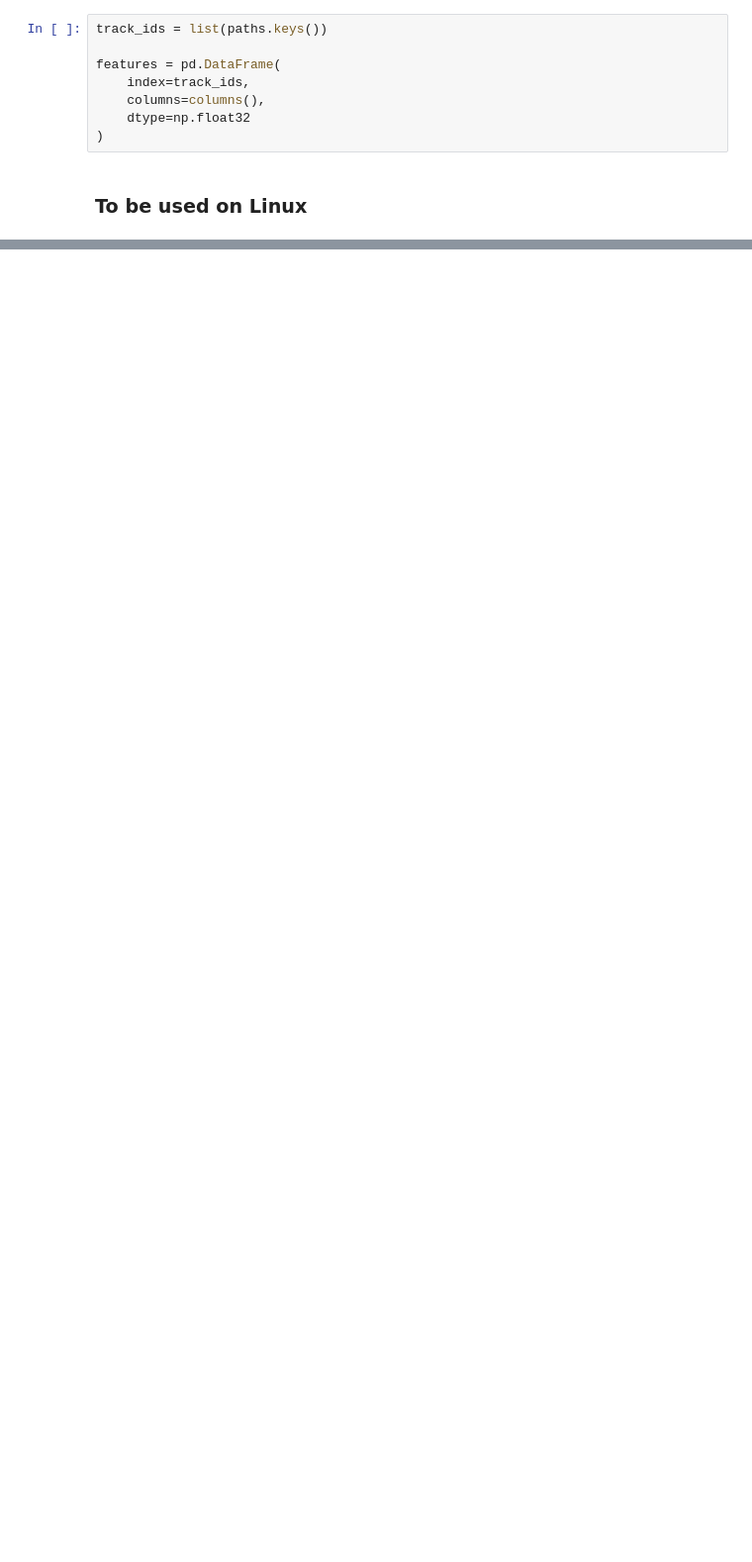
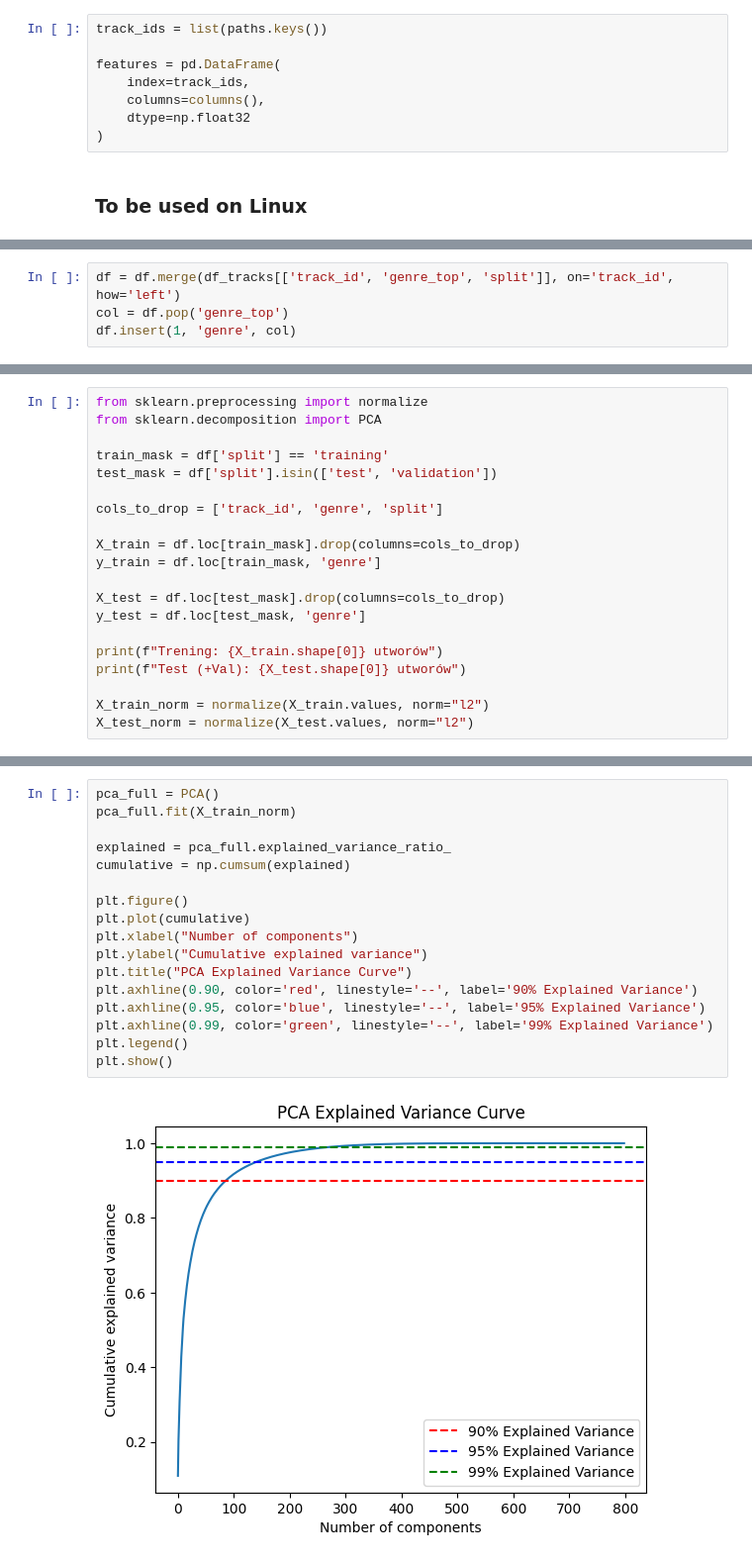
Before and after one commit to Jakub-Karczewski/data_exploration_project, a Jupyter notebook: less_features_musicNN.ipynb, the cells around one changed output, grey strips where cells are left out. Shown at 99% size. Saved outputs shown, nothing was run; the diff lists cells and outputs as text; blank space fills up the shorter version.

```diff
--- a/less_features_musicNN.ipynb
+++ b/less_features_musicNN.ipynb
@@ -129,0 +197,4 @@ X.head()
+# %%
+df = df.merge(df_tracks[['track_id', 'genre_top', 'split']], on='track_id', how='left')
+col = df.pop('genre_top')
+df.insert(1, 'genre', col)
@@ -133,0 +227,20 @@ np.int64(0)
+# %%
+from sklearn.preprocessing import normalize
+from sklearn.decomposition import PCA
+
+train_mask = df['split'] == 'training'
+test_mask = df['split'].isin(['test', 'validation'])
+
+cols_to_drop = ['track_id', 'genre', 'split']
+
+X_train = df.loc[train_mask].drop(columns=cols_to_drop)
+y_train = df.loc[train_mask, 'genre']
+
+X_test = df.loc[test_mask].drop(columns=cols_to_drop)
+y_test = df.loc[test_mask, 'genre']
+
+print(f"Trening: {X_train.shape[0]} utworów")
+print(f"Test (+Val): {X_test.shape[0]} utworów")
+
+X_train_norm = normalize(X_train.values, norm="l2")
+X_test_norm = normalize(X_test.values, norm="l2")
@@ -133,0 +259,19 @@ np.int64(0)
+# %%
+pca_full = PCA()
+pca_full.fit(X_train_norm)
+
+explained = pca_full.explained_variance_ratio_
+cumulative = np.cumsum(explained)
+
+plt.figure()
+plt.plot(cumulative)
+plt.xlabel("Number of components")
+plt.ylabel("Cumulative explained variance")
+plt.title("PCA Explained Variance Curve")
+plt.axhline(0.90, color='red', linestyle='--', label='90% Explained Variance')
+plt.axhline(0.95, color='blue', linestyle='--', label='95% Explained Variance')
+plt.axhline(0.99, color='green', linestyle='--', label='99% Explained Variance')
+plt.legend()
+plt.show()
+# %% [output]
+[figure, added]
```
Also changed, not shown: parts of 26 cells of this notebook.
